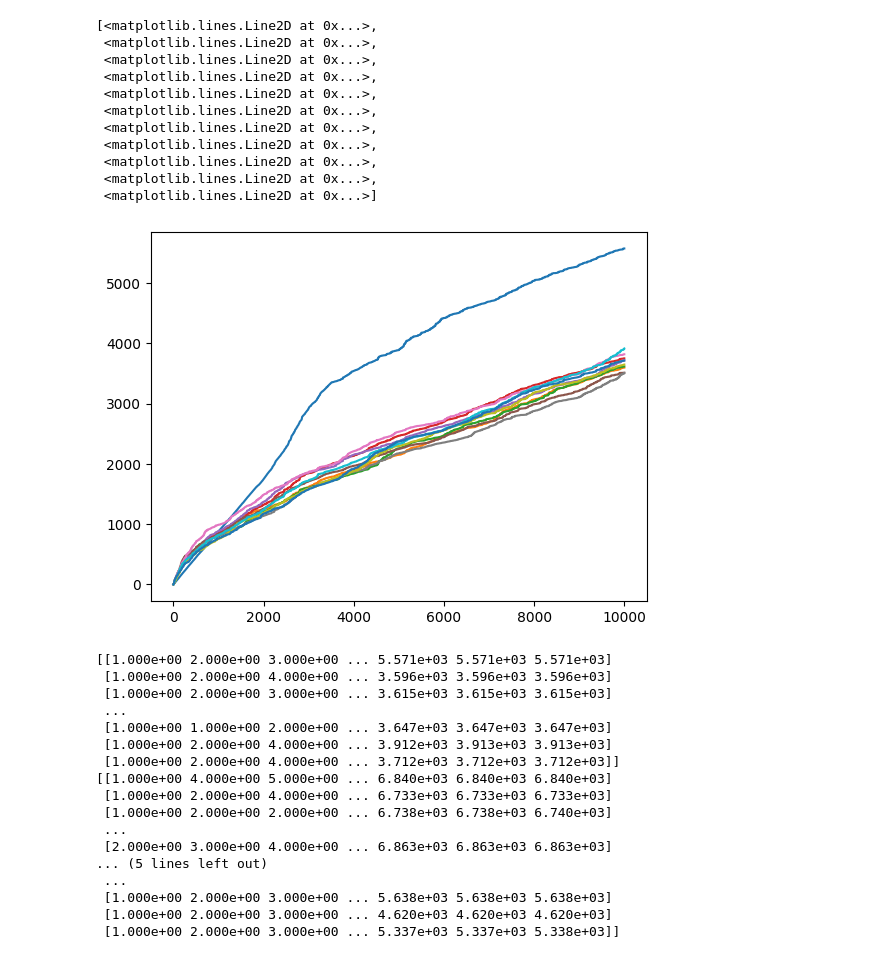
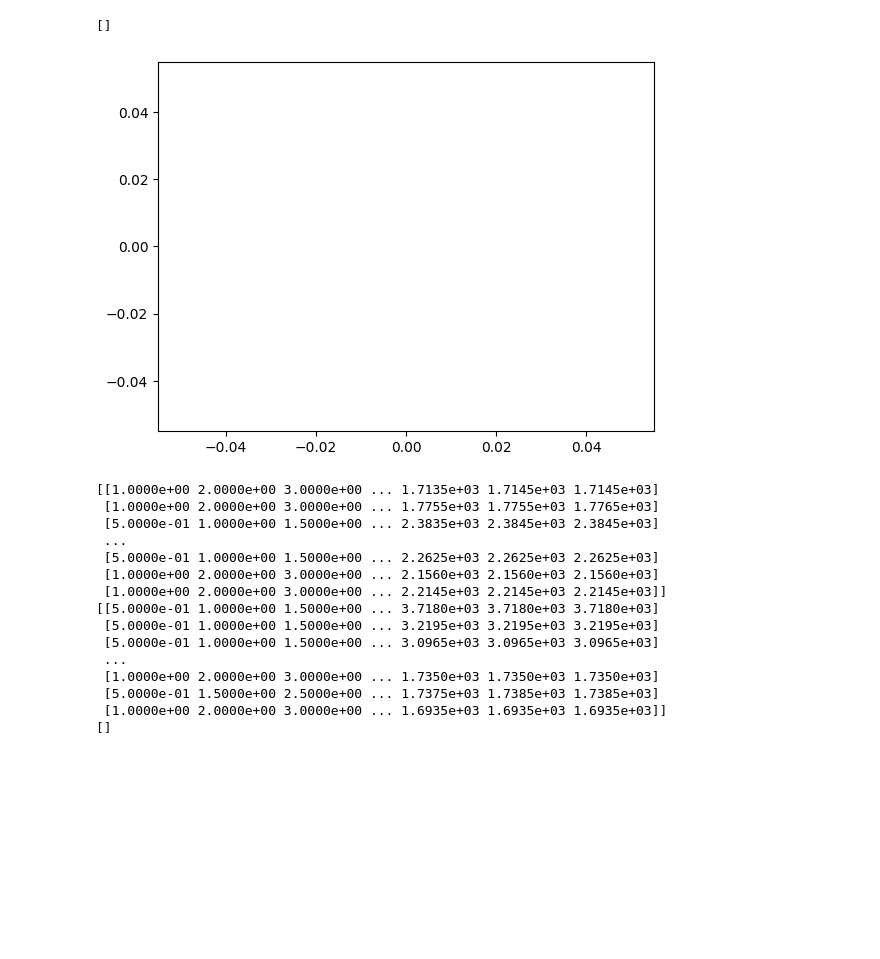
Before and after one commit to MaxHeuillet/neuralCBPside, a Jupyter notebook: results_case4.ipynb, the cells around one changed output. Saved outputs shown, nothing was run; the diff lists cells and outputs as text; code cells hidden in the pictures; blank space fills up the shorter version.

```diff
--- a/results_case4.ipynb
+++ b/results_case4.ipynb
@@ -22,29 +22,19 @@ def loadall_results2(path, n_folds):
     return np.array(result)
 # %%
 import matplotlib.pyplot as plt
-n_folds = 12
+n_folds = 10
 horizon = 9999
 
 context = 'MNIST'
 
 direct = './results/'
-path = os.path.join(direct, 'case3_{}_{}_{}_{}.pkl.gz'.format(context,horizon,n_folds,'EEneuralcbpside') )
+path = os.path.join(direct, 'case4_{}_{}_{}_{}.pkl.gz'.format(context,horizon,n_folds,'ineural') )
 result = loadall_results2(path, 20)
 result = result[1:]
 plt.plot(range(9999), result.T)
 # %% [output]
-[<matplotlib.lines.Line2D at 0x...>,
- <matplotlib.lines.Line2D at 0x...>,
- <matplotlib.lines.Line2D at 0x...>,
- <matplotlib.lines.Line2D at 0x...>,
- <matplotlib.lines.Line2D at 0x...>,
- <matplotlib.lines.Line2D at 0x...>,
- <matplotlib.lines.Line2D at 0x...>,
- <matplotlib.lines.Line2D at 0x...>,
- <matplotlib.lines.Line2D at 0x...>,
- <matplotlib.lines.Line2D at 0x...>,
- <matplotlib.lines.Line2D at 0x...>]
+[]
-[figure, old version]
+[figure, new version]
 # %%
 
 horizon = 9999
@@ -61,10 +51,13 @@ context = 'MNIST'
 # labels = [   'EEneuralcbpside',  'randneuralcbpside', 'random', 'random2', 'ineural' ]
 # legend_labels = [ 'EEneuralcbpside', 'Randneuralcbpside', 'e-greedy1', 'e-greedy2', 'IneurAL' , ]
 
-material = { 'EEneuralcbpside':{'color':[255,0,0],'label': 'EEneuralcbpside'},
+material = {
+            'EEneuralcbpside_v2':{'color':[255,0,0],'label': 'EEneuralcbpside v2'},
+             'EEneuralcbpside_v4':{'color':[0,255,0],'label': 'EEneuralcbpside v4'},
              'ineural':{'color':[0,0,255],'label':'IneurAL'},
-             'random2':{'color':[204,0,204],'label':'e-greedy'}  }
+              }
 
+            # 'random2':{'color':[204,0,204],'label':'e-greedy'}
             # 'random':{'color':[204,0,204],'label':'e-greedy'},
             #  'margin':{'color':[255,128,0],'label': 'Margin'},
             #  'cesa':{'color':[0,255,0],'label': 'Cesa'},
@@ -80,14 +73,9 @@ for agent_name in material.keys():
     r,g,b = color
 
     direct = './results/'
-    if agent_name == 'EEneuralcbpside':
-        n_folds = 12
-    # elif agent_name == 'EEneuralcbpside':
-    #     n_folds = 1
-    else:
-        n_folds = 10
+    n_folds = 10
 
-    path = os.path.join(direct, 'case3_{}_{}_{}_{}.pkl.gz'.format(context,horizon,n_folds,agent_name) )
+    path = os.path.join(direct, 'case4_{}_{}_{}_{}.pkl.gz'.format(context,horizon,n_folds,agent_name) )
     result = loadall_results2(path, 12)
     result = result[1:]
     result = result.astype(np.float32)
@@ -114,25 +102,23 @@ fig.update_layout(autosize=False,
 # fig.update_yaxes( type="log" )
 # fig.update_xaxes( type="log" )
 
-fig.update_layout( yaxis=dict(range=[0, 10000] ) )
+# fig.update_layout( yaxis=dict(range=[0, 10000] ) )
 
 fig.show()
-fig.write_image("./figures/case3.pdf" )
+# fig.write_image("./figures/case4.pdf" )
 # %% [output]
-[[1.000e+00 2.000e+00 3.000e+00 ... 5.571e+03 5.571e+03 5.571e+03]
- [1.000e+00 2.000e+00 4.000e+00 ... 3.596e+03 3.596e+03 3.596e+03]
- [1.000e+00 2.000e+00 3.000e+00 ... 3.615e+03 3.615e+03 3.615e+03]
+[[1.0000e+00 2.0000e+00 3.0000e+00 ... 1.7135e+03 1.7145e+03 1.7145e+03]
+ [1.0000e+00 2.0000e+00 3.0000e+00 ... 1.7755e+03 1.7755e+03 1.7765e+03]
+ [5.0000e-01 1.0000e+00 1.5000e+00 ... 2.3835e+03 2.3845e+03 2.3845e+03]
  ...
- [1.000e+00 1.000e+00 2.000e+00 ... 3.647e+03 3.647e+03 3.647e+03]
- [1.000e+00 2.000e+00 4.000e+00 ... 3.912e+03 3.913e+03 3.913e+03]
- [1.000e+00 2.000e+00 4.000e+00 ... 3.712e+03 3.712e+03 3.712e+03]]
-[[1.000e+00 4.000e+00 5.000e+00 ... 6.840e+03 6.840e+03 6.840e+03]
- [1.000e+00 2.000e+00 4.000e+00 ... 6.733e+03 6.733e+03 6.733e+03]
- [1.000e+00 2.000e+00 2.000e+00 ... 6.738e+03 6.738e+03 6.740e+03]
+ [5.0000e-01 1.0000e+00 1.5000e+00 ... 2.2625e+03 2.2625e+03 2.2625e+03]
+ [1.0000e+00 2.0000e+00 3.0000e+00 ... 2.1560e+03 2.1560e+03 2.1560e+03]
+ [1.0000e+00 2.0000e+00 3.0000e+00 ... 2.2145e+03 2.2145e+03 2.2145e+03]]
+[[5.0000e-01 1.0000e+00 1.5000e+00 ... 3.7180e+03 3.7180e+03 3.7180e+03]
+ [5.0000e-01 1.0000e+00 1.5000e+00 ... 3.2195e+03 3.2195e+03 3.2195e+03]
+ [5.0000e-01 1.0000e+00 1.5000e+00 ... 3.0965e+03 3.0965e+03 3.0965e+03]
  ...
- [2.000e+00 3.000e+00 4.000e+00 ... 6.863e+03 6.863e+03 6.863e+03]
-... (5 lines left out)
- ...
- [1.000e+00 2.000e+00 3.000e+00 ... 5.638e+03 5.638e+03 5.638e+03]
- [1.000e+00 2.000e+00 3.000e+00 ... 4.620e+03 4.620e+03 4.620e+03]
- [1.000e+00 2.000e+00 3.000e+00 ... 5.337e+03 5.337e+03 5.338e+03]]
+ [1.0000e+00 2.0000e+00 3.0000e+00 ... 1.7350e+03 1.7350e+03 1.7350e+03]
+ [5.0000e-01 1.5000e+00 2.5000e+00 ... 1.7375e+03 1.7385e+03 1.7385e+03]
+ [1.0000e+00 2.0000e+00 3.0000e+00 ... 1.6935e+03 1.6935e+03 1.6935e+03]]
+[]
```
Also changed, not shown: 4 other files.
